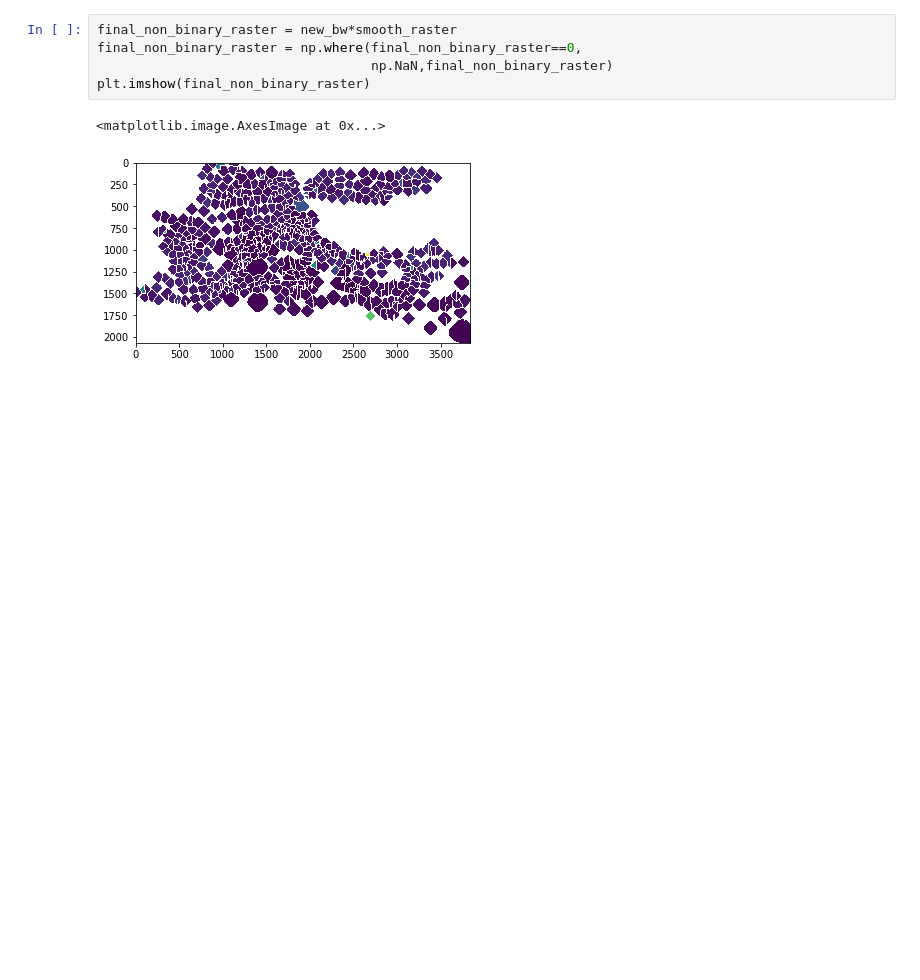
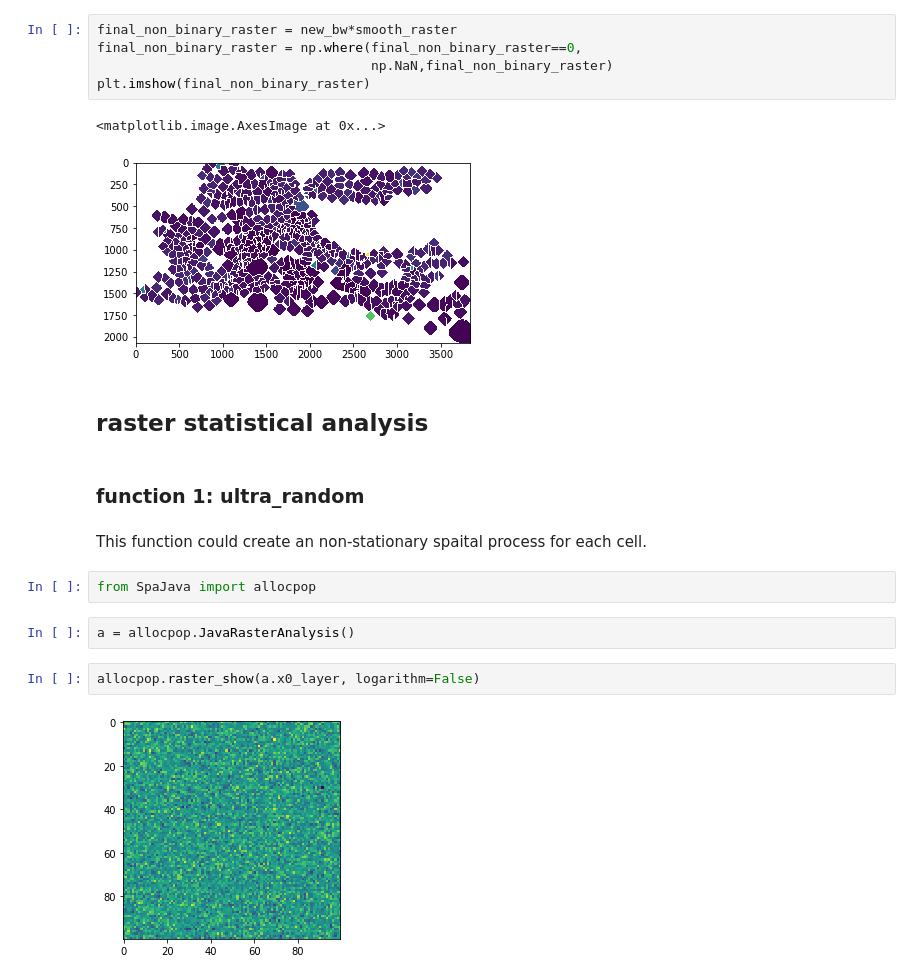
Before and after one commit to mi-geo/SpaJava, a Jupyter notebook: Readme.ipynb, the cells around one changed output. Drawn from its saved outputs; the diff is of its cells as text; blank space fills up the shorter version.

```diff
--- a/Readme.ipynb
+++ b/Readme.ipynb
@@ -154,3 +154,17 @@ plt.imshow(final_non_binary_raster)
 # %% [output]
 <matplotlib.image.AxesImage at 0x...>
 [figure]
+# %% [markdown]
+## raster statistical analysis
+# %% [markdown]
+### function 1: ultra_random
+# %% [markdown]
+This function could create an non-stationary spaital process for each cell.
+# %%
+from SpaJava import allocpop
+# %%
+a = allocpop.JavaRasterAnalysis()
+# %%
+allocpop.raster_show(a.x0_layer, logarithm=False)
+# %% [output]
+[figure, added]
```
Also changed, not shown: parts of 18 cells of this notebook, 3 other files.
